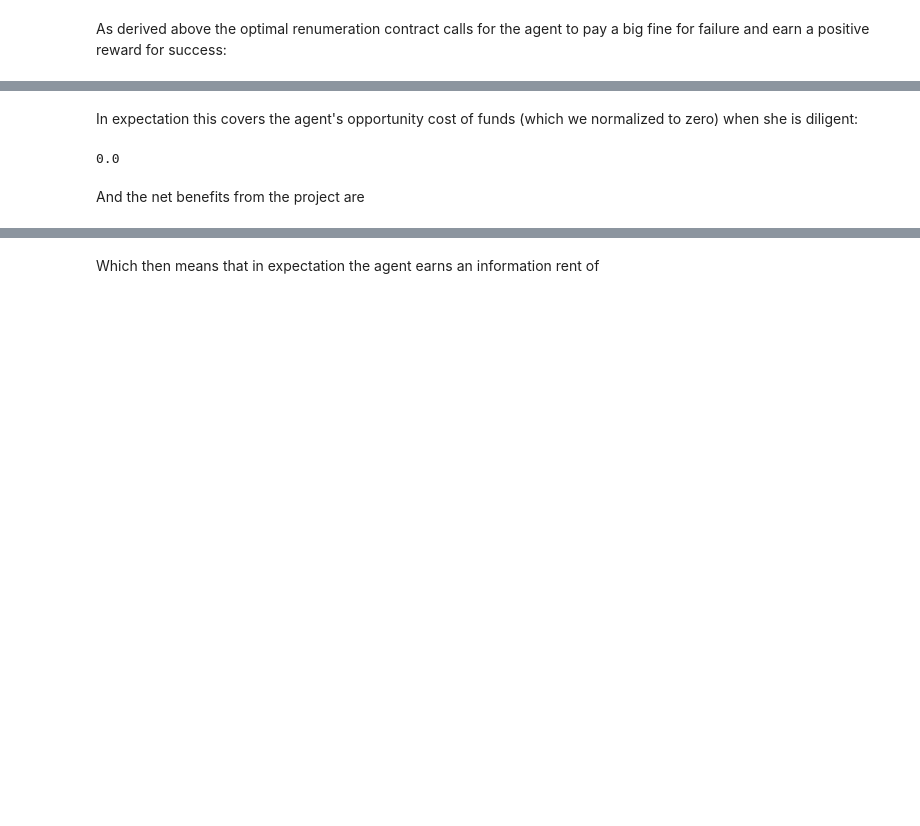
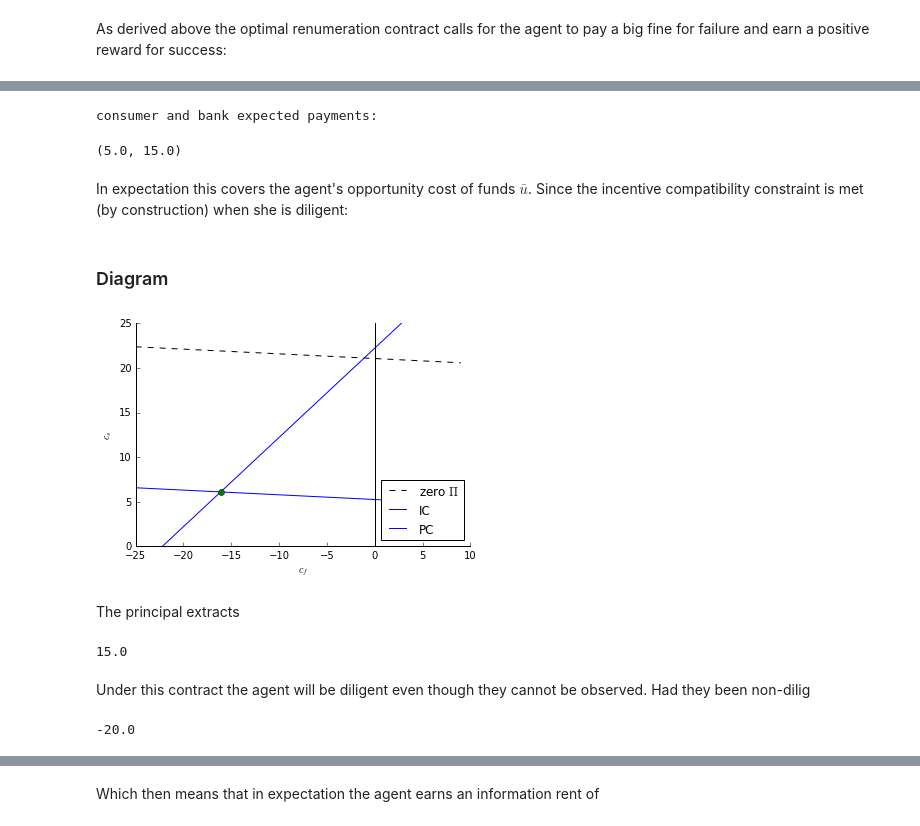
Before and after one commit to jhconning/Dev-II, a Jupyter notebook: notebooks/incentives_corruption.ipynb, the cells around one changed output, grey strips where cells are left out. Drawn from its saved outputs; the diff is of its cells as text; code cells hidden in the pictures; blank space fills up the shorter version.

Commit message:
incentives diagram added

```diff
--- a/notebooks/incentives_corruption.ipynb
+++ b/notebooks/incentives_corruption.ipynb
@@ -91,0 +89,9 @@ D = p-q
+# %%
+I = 75          # Lump sum investment to start project
+Xs = 100        # project success return
+Xf = 0          # project failure return
+p = 0.95        # probability of success when diligent
+q = 0.50        # probability of success when non-diligent
+EX = E(Xs,Xf,p) # Gross expected project return
+ubar = 5        # Consumer reservation income
+B = 10          # private benefits to being non-diligent
@@ -96,8 +106,8 @@ B = 10
 # %% [markdown]
 As derived above the optimal renumeration contract calls for the agent to pay a big fine for failure and earn a positive reward for success:
 # %%
-cf = -p*B/D
-cs = (1-p)*B/D
+cf = -p*B/(p-q) + ubar
+cs = (1-p)*B/(p-q) + ubar
 # %%
 print('(c_f, c_s) =({:5.1f}{:5.1f})'.format(cf, cs))
 # %% [output]
@@ -105,8 +115,50 @@ print('(c_f, c_s) =({:5.1f}{:5.1f})'.format(cf, cs))
+# %%
+print('consumer and bank expected payments:')
+E(cs,cf,p), E(Xs-cs, Xf-cf,p) - I
+# %% [output]
+consumer and bank expected payments:
+(5.0, 15.0)
 # %% [markdown]
-In expectation this covers the agent's opportunity cost of funds (which we normalized to zero) when she is diligent:
+In expectation this covers the agent's opportunity cost of funds $\bar u$. Since the incentive compatibility constraint is met (by construction)  when she is diligent:
+# %% [markdown]
+### Diagram
+# %%
+def zeroprofit(c):
+    return EX/p -((1-p)/p)*c - I/p
+
+def IC(c):
+    return c + B/(p-q)
+
+def BPC(c,ubar):
+    return ubar/p - ((1-p)/p)*c
+# %%
+cf_min, cf_max = -25,10
+c = np.arange(cf_min, cf_max)
+# %%
+ax = plt.subplot(111)
+ax.plot(c,zeroprofit(c), 'k--',label='zero $\Pi$')
+ax.plot(c,IC(c), label='IC')
+ax.plot(c,BPC(c,ubar), label='PC',color='b')
+ax.plot(cf,cs,marker='o')
+ax.legend(loc='lower right')
+ax.set_xlabel('$c_f$'), ax.set_ylabel('$c_s$')
+ax.axvline(0, color='k')
+ax.set_ylim(0,25)
+ax.spines['right'].set_visible(False)
+ax.spines['top'].set_visible(False)
+ax.yaxis.set_ticks_position('left')
+ax.xaxis.set_ticks_position('bottom')
+# %% [output]
+[figure, added]
+# %% [markdown]
+The principal extracts
+# %%
+EX - I - ubar
+# %% [output]
+15.0
+# %% [markdown]
+Under this contract the agent will be diligent even though they cannot be observed.  Had they been non-dilig
 # %%
-p*cs + (1-p)*cf
+q*(Xs- cs) + (1-q)*(Xf-cf) - I
 # %% [output]
-0.0
+-20.0
-# %% [markdown]
-And the net benefits from the project are
```
Also changed, not shown: parts of 27 cells of this notebook.
